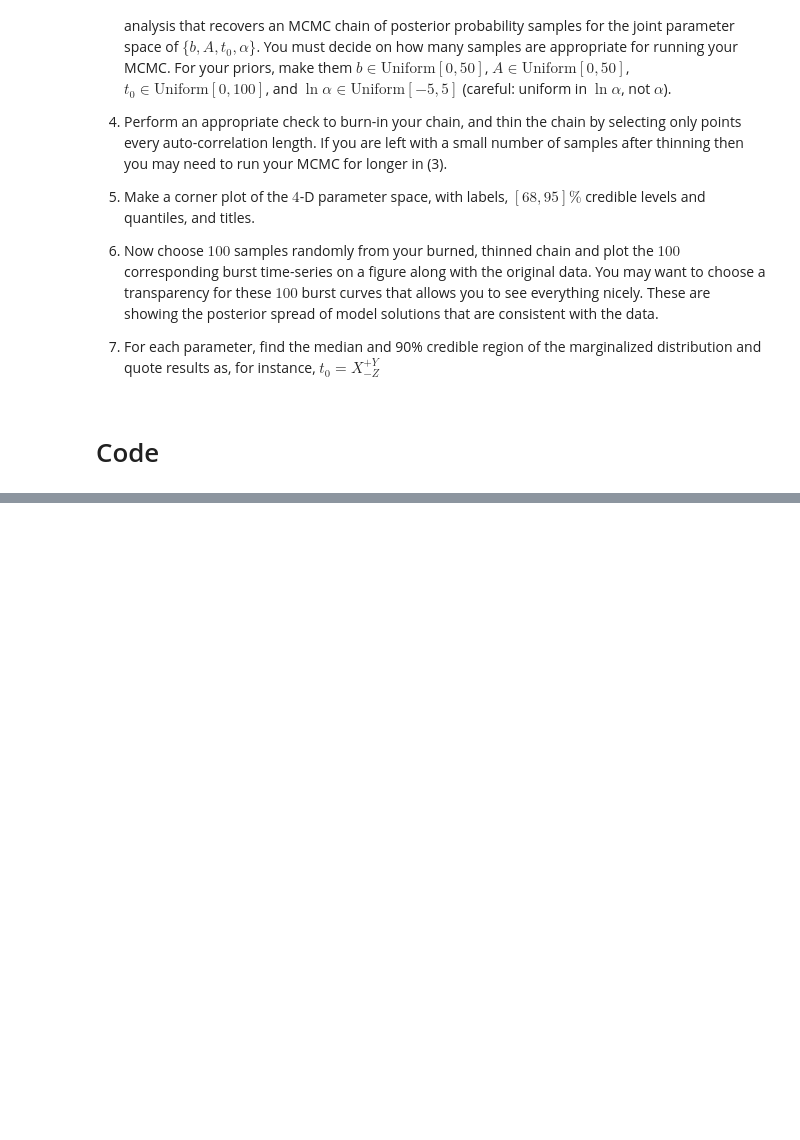
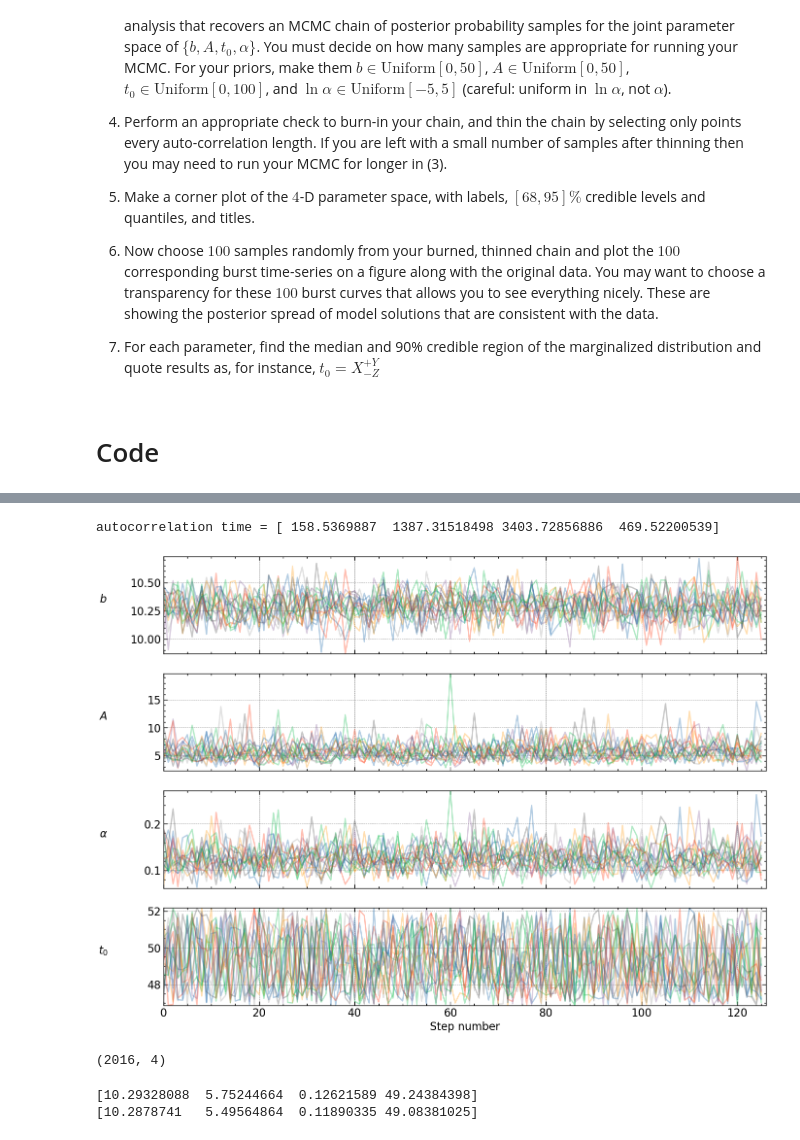
Before and after one commit to M-Bianchi/astrostatistics_bicocca_2024, a Jupyter notebook: working/W09_transient_universe.ipynb, the cells around one changed output, grey strips where cells are left out. Cells and saved outputs as stored; diff of their text form; code cells hidden in the pictures; blank space fills up the shorter version.

```diff
--- a/working/W09_transient_universe.ipynb
+++ b/working/W09_transient_universe.ipynb
@@ -96,0 +182,22 @@ plt.legend()
+# %%
+tau = sampler.get_autocorr_time()
+print(f'autocorrelation time = {tau}')
+
+emcee_trace = sampler.get_chain(discard=burn, thin=int(max(tau)+1))
+emcee_trace.shape
+
+TracePlot(emcee_trace)
+# %% [output]
+autocorrelation time = [ 158.5369887  1387.31518498 3403.72856886  469.52200539]
+[figure, added]
+# %%
+emcee_trace = sampler.get_chain(discard=burn, thin=int(max(tau)+1), flat=True)
+emcee_trace.shape
+# %% [output]
+(2016, 4)
+# %%
+print(np.mean(emcee_trace, axis=0))
+print(popt)
+# %% [output]
+[10.29328088  5.75244664  0.12621589 49.24384398]
+[10.2878741   5.49564864  0.11890335 49.08381025]
```
Also changed, not shown: parts of 33 cells of this notebook.
